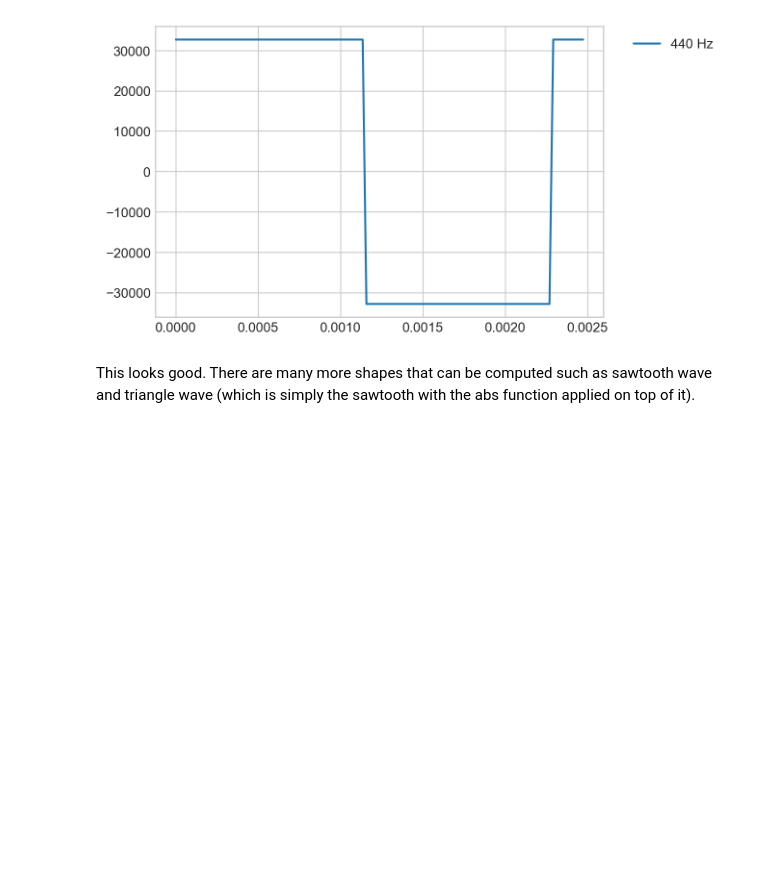
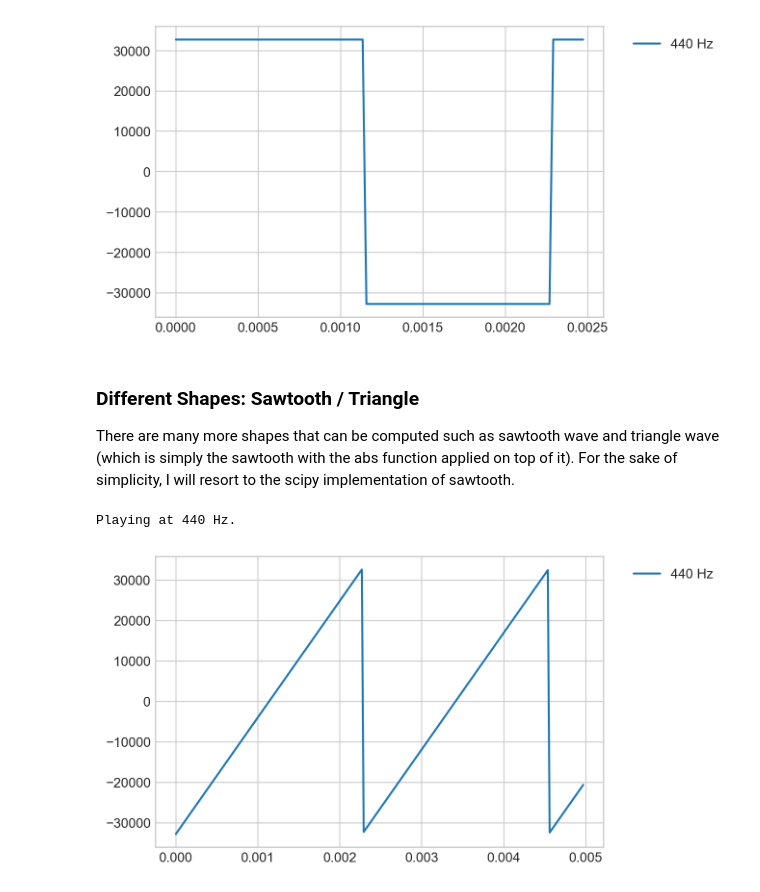
Before and after one commit to nsiicm0/HSLU-PRA, a Jupyter notebook: WK1/Submission.ipynb, the cells around one changed output. Cells and saved outputs as stored; diff of their text form; code cells hidden in the pictures; blank space fills up the shorter version.

```diff
--- a/WK1/Submission.ipynb
+++ b/WK1/Submission.ipynb
@@ -49,32 +25,38 @@ sound = sound.astype(np.int16)
 
 Helper functions to handle the sound playing and plotting.
 # %%
-def play_simple_sounds(frequencies, duration=1, sample_rate=44100, plot=True, plot_window_size_nth=400, fun=np.sin):
+def play_simple_sounds(frequencies, duration=1, sample_rate=44100, plot=True, plot_window_size_nth=400, modfun=np.sin):
     legend_data = []
+    functions = []
+    if callable(modfun):
+        functions.append(modfun)
+    else:
+        functions = modfun
     for frequency in frequencies:
         print(f'Playing at {frequency} Hz.')
-        legend_data.append(f'{frequency} Hz')
 
         # time from 0 ... seconds in seconds * fs steps, i.e. stepsize 1/fs
-        t = np.linspace(0, duration, duration * fs, False)
+        t = np.linspace(0, duration, duration * sample_rate, False)
 
-        # sounds as a time series of numbers ... your playground :-)
-        sound = fun(frequency * t * 2 * np.pi)
+        for fun in functions:
+            legend_data.append(f'{frequency} Hz')
+            # sounds as a time series of numbers ... your playground :-)
+            sound = fun(frequency * t * 2 * np.pi)
 
-        # scale to make sure that highest value is within 16-bit range
-        sound = sound * (2**15 - 1) / np.max(np.abs(sound))
+            # scale to make sure that highest value is within 16-bit range
+            sound = sound * (2**15 - 1) / np.max(np.abs(sound))
 
-        # convert to 16-bit data
-        sound = sound.astype(np.int16)
+            # convert to 16-bit data
+            sound = sound.astype(np.int16)
 
-        # start playback
-        play_obj = sa.play_buffer(sound, 1, 2, fs)
+            # start playback
+            play_obj = sa.play_buffer(sound, 1, 2, sample_rate)
 
-        # wait until playback is finished
-        play_obj.wait_done()
+            # wait until playback is finished
+            play_obj.wait_done()
 
-        # plot
-        plt.plot(t[:int(len(t)/plot_window_size_nth)], sound[:int(len(t)/plot_window_size_nth)])
+            # plot
+            plt.plot(t[:int(len(t)/plot_window_size_nth)], sound[:int(len(t)/plot_window_size_nth)])
 
     plt.legend(legend_data, bbox_to_anchor=(1.04,1), loc="upper left")
     if plot:
@@ -261,4 +212,10 @@ play_modified_sounds([440], modfun=signal.square)
 Playing at 440 Hz.
 [figure]
 # %% [markdown]
-This looks good. There are many more shapes that can be computed such as sawtooth wave and triangle wave (which is simply the sawtooth with the abs function applied on top of it).
+### Different Shapes: Sawtooth / Triangle
+There are many more shapes that can be computed such as sawtooth wave and triangle wave (which is simply the sawtooth with the abs function applied on top of it). For the sake of simplicity, I will resort to the scipy implementation of sawtooth.
+# %%
+play_simple_sounds([440], modfun=signal.sawtooth,plot_window_size_nth=200)
+# %% [output]
+Playing at 440 Hz.
+[figure, added]
```
Also changed, not shown: parts of 11 cells of this notebook, 1 other file.
